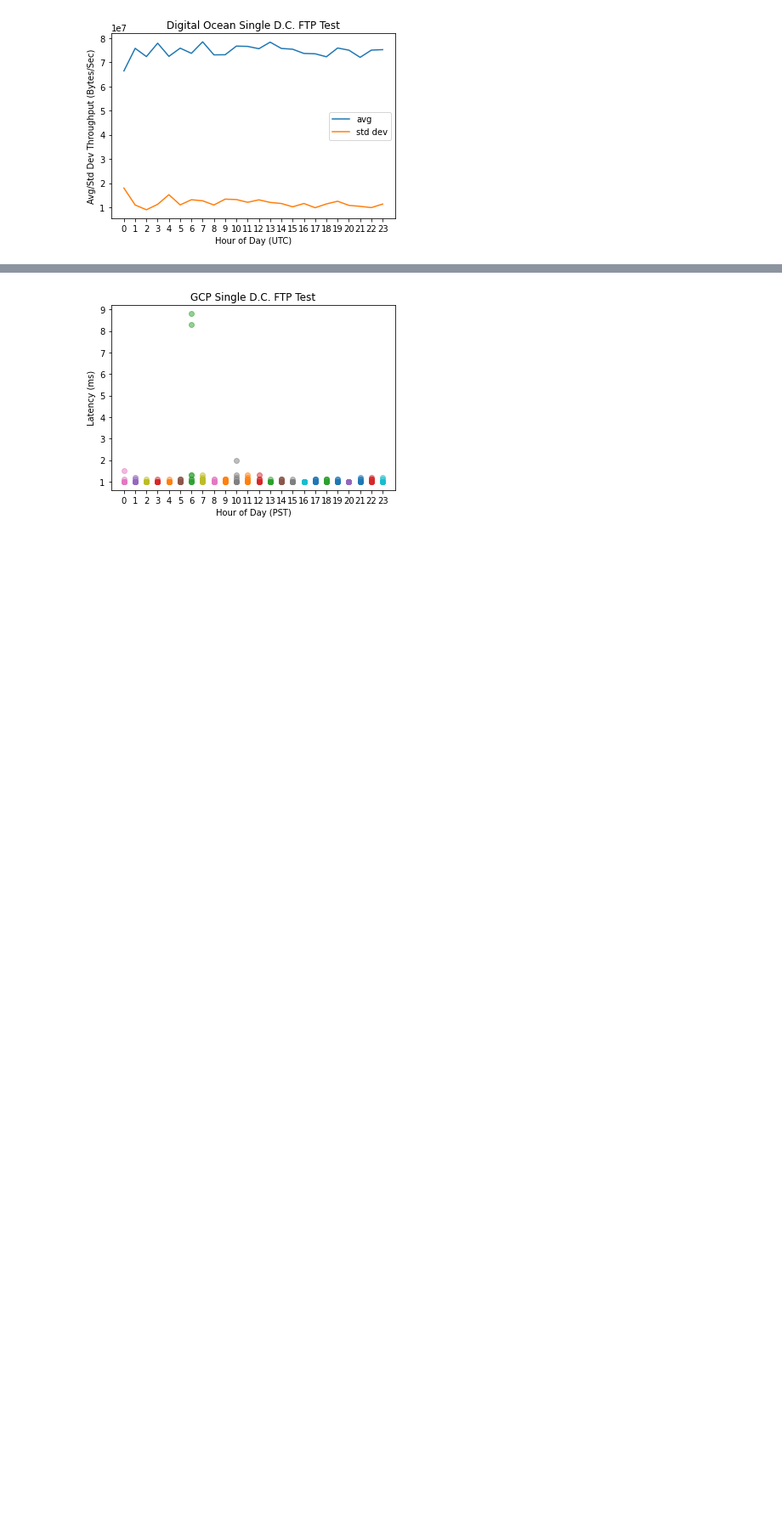
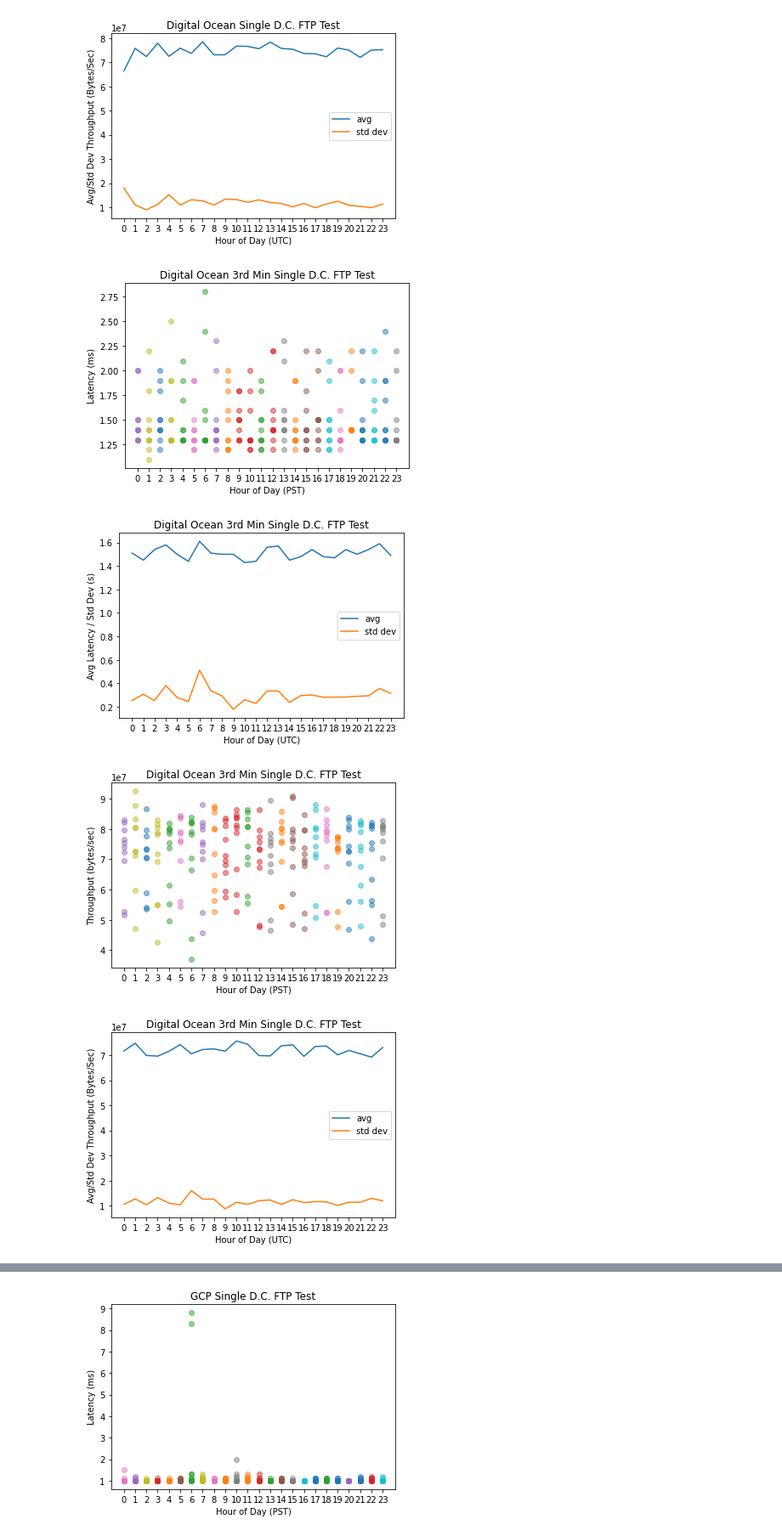
Before and after one commit to yudi-tan/cloud_provider_network_consistency_benchmark, a Jupyter notebook: CS268FTP.ipynb, the cells around one changed output, grey strips where cells are left out. Shown at 85% size. Saved outputs shown, nothing was run; the diff lists cells and outputs as text; code cells hidden in the pictures; blank space fills up the shorter version.

```diff
--- a/CS268FTP.ipynb
+++ b/CS268FTP.ipynb
@@ -304,3 +237,17 @@ create_avg_and_std_line_plots(do_throughput, 'Digital Ocean', True)
 [figure]
 [figure]
 [figure]
+# %%
+do_latency, do_throughput  = get_dict('do-ftp-3rdmin')
+create_ping_scatter_plot(do_latency, 'Digital Ocean 3rd Min')
+#in one hour is the first time you send slower than following??
+#do this for gcp too
+#1 to 10
+create_avg_and_std_line_plots(do_latency, 'Digital Ocean 3rd Min')
+create_ping_scatter_plot(do_throughput, 'Digital Ocean 3rd Min', True)
+create_avg_and_std_line_plots(do_throughput, 'Digital Ocean 3rd Min', True)
+# %% [output]
+[figure, added]
+[figure, added]
+[figure, added]
+[figure, added]
```
Also changed, not shown: parts of 11 cells of this notebook.
